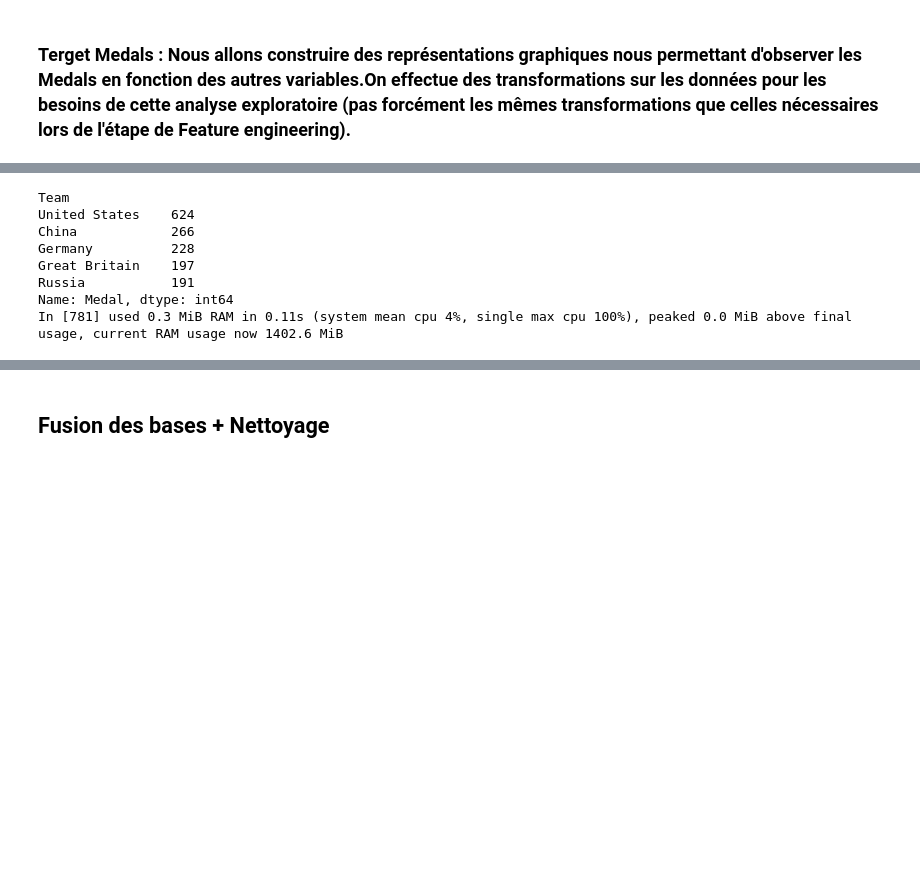
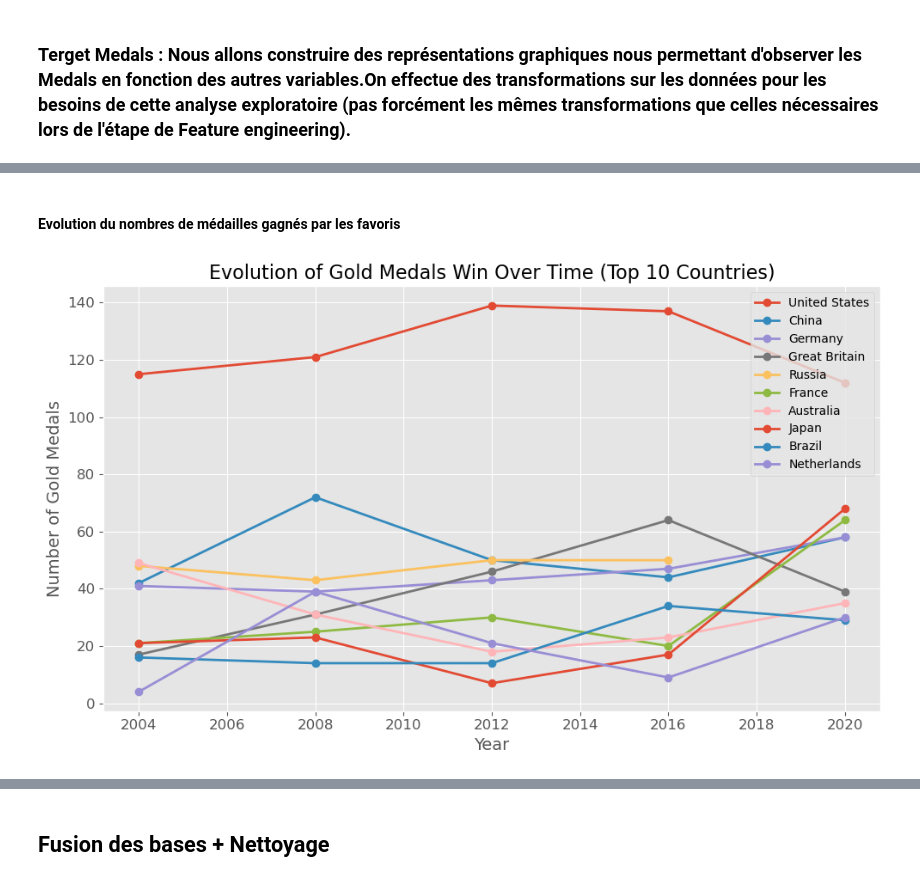
Before and after one commit to nastoo/tp-methodes-pour-analytique, a Jupyter notebook: Projet_GG.ipynb, the cells around one changed output, grey strips where cells are left out. Cells and saved outputs as stored; diff of their text form; code cells hidden in the pictures; blank space fills up the shorter version.

```diff
--- a/Projet_GG.ipynb
+++ b/Projet_GG.ipynb
@@ -219,13 +235,0 @@ In [776] used 1.1 MiB RAM in 0.21s (system mean cpu 4%, single max cpu 100%), pe
-# %%
-# RUSSIA
-df.loc[(df['Team'] == 'Soviet Union') & (df['NOC'] == 'URS'), ['Team', 'NOC']] = ['Russia', 'RUS'] # URSS période 1952-1988
-df.loc[(df['Team'] == 'ROC') & (df['NOC'] == 'ROC'), ['Team', 'Russia']] = ['Germany', 'RUS'] # JO 2020
-
-# GERMANY
-df.loc[(df['Team'] == 'East Germany') & (df['NOC'] == 'GDR'), ['Team', 'NOC']] = ['Germany', 'GER']
-
-# CHINA
-df.loc[df['Team'] == "People's Republic of China", ['Team', 'NOC']] = ['China', 'CHN']
-
-# UNITED STATES
-df.loc[df['Team'] == "United States of America", ['Team', 'NOC']] = ['United States', 'USA']
@@ -234,2 +235,0 @@ In [777] used 0.0 MiB RAM in 0.13s (system mean cpu 6%, single max cpu 100%), pe
-# %%
-df.drop_duplicates(inplace=True)
@@ -294,21 +236,33 @@ In [780] used 0.0 MiB RAM in 0.11s (system mean cpu 2%, single max cpu 100%), pe
-# %%
-# Filter the data to include only gold medal winners
-gold_medals = df[df['Medal'] == 'Gold']
-
-# Group the data by country and count the number of gold medals won by each country
-gold_medal_counts = gold_medals.groupby('Team')['Medal'].count()
-
-# Select the top 5 countries with the most gold medals
-top_5_gold_medal_countries = gold_medal_counts.nlargest(5)
-
-# Print the top 5 countries with their gold medal counts
-print(top_5_gold_medal_countries)
-# %% [output]
-Team
-United States    624
-China            266
-Germany          228
-Great Britain    197
-Russia           191
-Name: Medal, dtype: int64
-In [781] used 0.3 MiB RAM in 0.11s (system mean cpu 4%, single max cpu 100%), peaked 0.0 MiB above final usage, current RAM usage now 1402.6 MiB
+# %% [markdown]
+#### Evolution du nombres de médailles gagnés par les favoris
+# %%
+import matplotlib.pyplot as plt
+
+# Filter the data to include only gold medal winners
+gold_medals = df[df['Medal'] == 'Gold']
+
+# Group the data by year and count the number of gold medals won each year for each country
+gold_medals_by_year_and_country = gold_medals.groupby(['Year', 'Team'])['Medal'].count().unstack()
+
+# Select the top 10 countries with the most gold medals overall
+top_10_countries = gold_medals.groupby('Team')['Medal'].count().nlargest(10).index
+
+# Plotting the curve for the evolution of gold medals over time for the top 10 countries
+plt.figure(figsize=(10, 6))  # Taille de la figure
+
+for country in top_10_countries:
+    plt.plot(gold_medals_by_year_and_country.index, gold_medals_by_year_and_country[country],
+             marker='o', markersize=6, linewidth=2, label=country)  # Courbe pour chaque pays avec la légende
+
+plt.title('Evolution of Gold Medals Win Over Time (Top 10 Countries)', fontsize=16)  # Titre
+plt.xlabel('Year', fontsize=14)  # Étiquette de l'axe x
+plt.ylabel('Number of Gold Medals', fontsize=14)  # Étiquette de l'axe y
+plt.xticks(fontsize=12)  # Taille de la police des étiquettes de l'axe x
+plt.yticks(fontsize=12)  # Taille de la police des étiquettes de l'axe y
+
+plt.grid(True)  # Afficher la grille
+plt.legend(fontsize=10)  # Ajouter la légende
+plt.tight_layout()  # Ajuster la mise en page
+plt.show()
+# %% [output]
+[figure, added]
```
Also changed, not shown: parts of 66 cells of this notebook, 1 other file.
